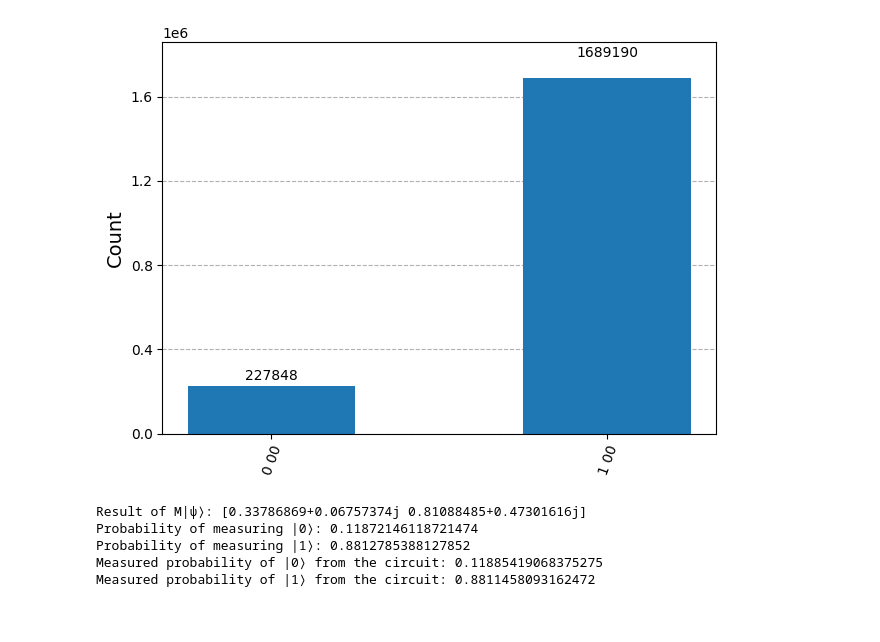
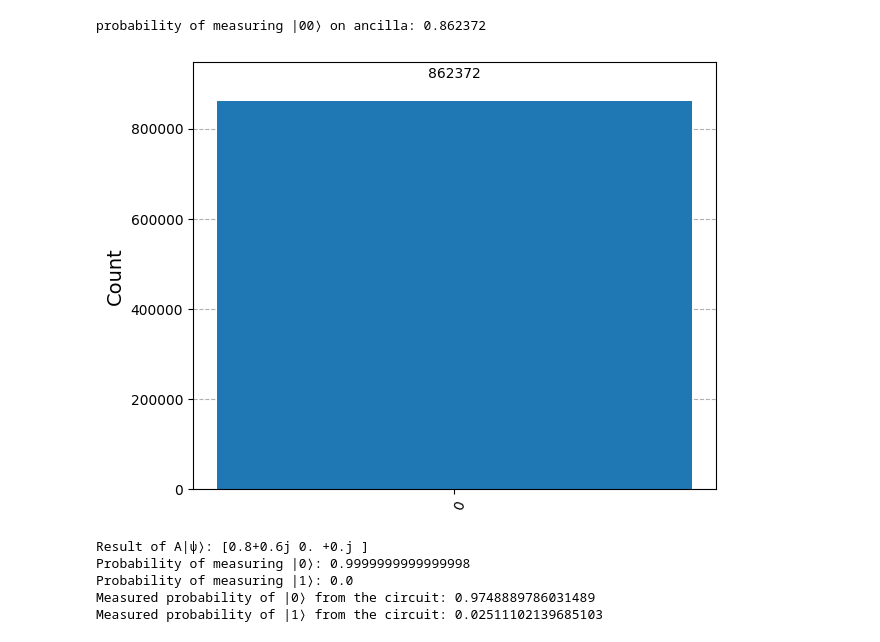
Before and after one commit to honzahavelka/ntc_quantum_v2, a Jupyter notebook: notebooks/unitary_sum.ipynb, the cells around one changed output. Drawn from its saved outputs; the diff is of its cells as text; code cells hidden in the pictures.

```diff
--- a/notebooks/unitary_sum.ipynb
+++ b/notebooks/unitary_sum.ipynb
@@ -79,39 +228,40 @@ tgt_meas: 1/»
 # %%
 from qiskit_aer import AerSimulator
 from qiskit.visualization import plot_histogram
 from qiskit import transpile
 
 
-simulator = AerSimulator(shots=10000000)
+simulator = AerSimulator(shots=1000000)
 compiled = transpile(qc, simulator).decompose()
 job = simulator.run(compiled)
 result = job.result()
 
 counts = result.get_counts(compiled)
 filtered_counts = {k: v for k, v in counts.items() if k.endswith('00')}
+filtered_counts = {k.split()[0]: v for k, v in counts.items() if k.endswith('00')}
+print("probability of measuring |00⟩ on ancilla:", sum(filtered_counts.values()) / sum(counts.values()))
 plot_histogram(filtered_counts)
 # %% [output]
+probability of measuring |00⟩ on ancilla: 0.862372
-[figure, old version]
+[figure, new version]
 # %%
-A = amplitudes ** 2
-A = A
 I = np.array([[1, 0], [0, 1]], dtype=complex)
 X = np.array([[0, 1], [1, 0]], dtype=complex)
 Y = np.array([[0, -1j], [1j, 0]], dtype=complex)
 Z = np.array([[1, 0], [0, -1]], dtype=complex)
 
-M = A[0] * I + A[1] * X + A[2] * Y + A[3] * Z
-result = M @ PSI
+A = alphas[0] * I + alphas[1] * X + alphas[2] * Y + alphas[3] * Z
+result = A @ psi
 result = result / np.linalg.norm(result)
 probability = np.abs(result) ** 2
-print("Result of M|ψ⟩:", result)
+print("Result of A|ψ⟩:", result)
 print("Probability of measuring |0⟩:", probability[0])
 print("Probability of measuring |1⟩:", probability[1])
-print("Measured probability of |0⟩ from the circuit:", filtered_counts.get('0 00', 0) / sum(filtered_counts.values()))
-print("Measured probability of |1⟩ from the circuit:", filtered_counts.get('1 00', 0) / sum(filtered_counts.values()))
+print("Measured probability of |0⟩ from the circuit:", filtered_counts.get('0', 0) / sum(filtered_counts.values()))
+print("Measured probability of |1⟩ from the circuit:", filtered_counts.get('1', 0) / sum(filtered_counts.values()))
 # %% [output]
-Result of M|ψ⟩: [0.33786869+0.06757374j 0.81088485+0.47301616j]
-Probability of measuring |0⟩: 0.11872146118721474
-Probability of measuring |1⟩: 0.8812785388127852
-Measured probability of |0⟩ from the circuit: 0.11885419068375275
-Measured probability of |1⟩ from the circuit: 0.8811458093162472
+Result of A|ψ⟩: [0.8+0.6j 0. +0.j ]
+Probability of measuring |0⟩: 0.9999999999999998
+Probability of measuring |1⟩: 0.0
+Measured probability of |0⟩ from the circuit: 0.9748889786031489
+Measured probability of |1⟩ from the circuit: 0.02511102139685103
```
Also changed, not shown: parts of 5 cells of this notebook, 1 other file.
